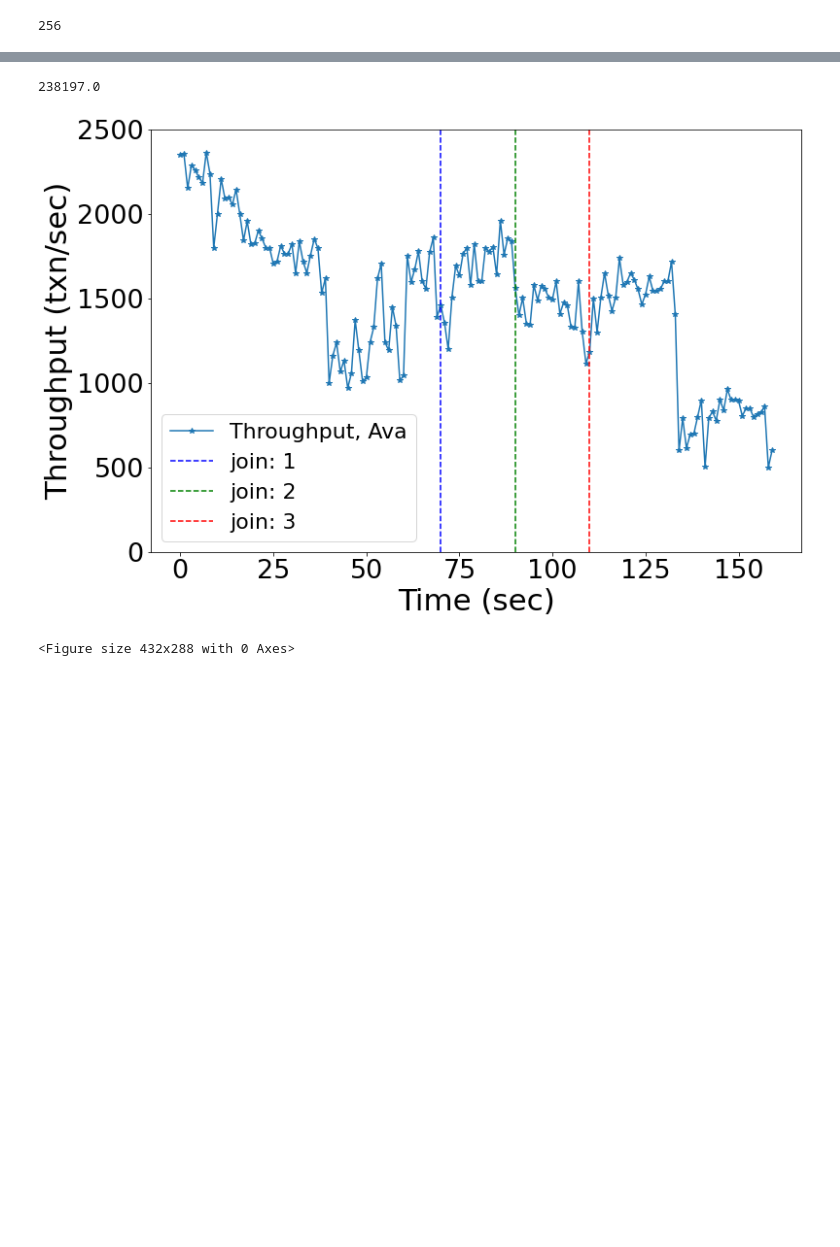
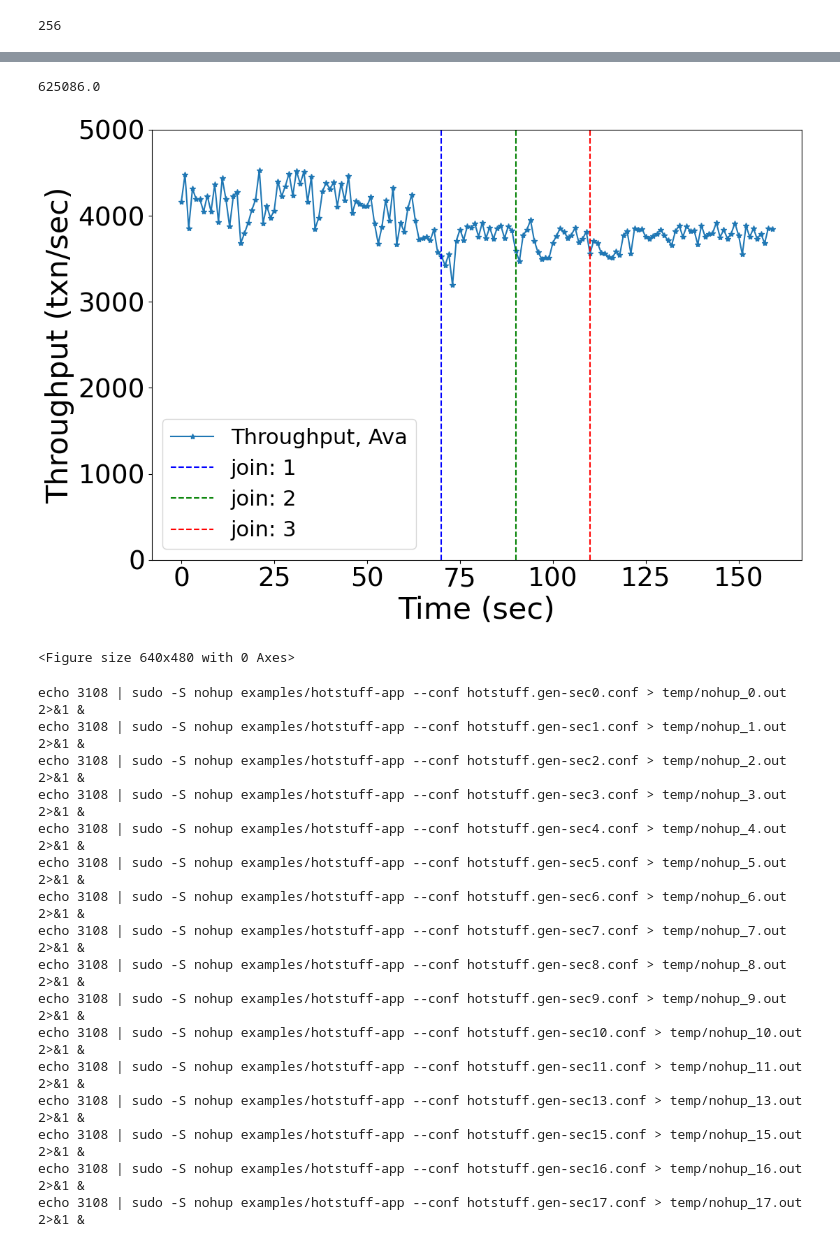
Before and after one commit to tmane002/hs, a Jupyter notebook: hotstuffPrepLocal-MultiJoin.ipynb, the cells around one changed output, grey strips where cells are left out. Saved outputs shown, nothing was run; the diff lists cells and outputs as text; code cells hidden in the pictures; blank space fills up the shorter version.

Commit message:
Plot Generation

```diff
--- a/hotstuffPrepLocal-MultiJoin.ipynb
+++ b/hotstuffPrepLocal-MultiJoin.ipynb
@@ -775,6 +823,6 @@ os.system('echo 3108 | sudo -S killall nohup')
 256
 # %%
-experiment = 'temp'
+experiment = 'scripts/temp'
 X,Y, lats = getThroughput(experiment)
 print(np.sum(Y)/len(Y), np.average(lats))
 # %% [output]
@@ -804,7 +852,7 @@ lats
 # %%
 np.sum(Y)
 # %% [output]
-238197.0
+625086.0
 # %%
 # fig = pl.figure(figsize = (12, 8))
 # fig.patch.set_facecolor('white')
@@ -849,28 +897,44 @@ pl.rc('figure', titlesize=BIGGER_SIZE)
 # %%
 
 from itertools import cycle
 cycol = cycle('bgrcmk')
 
 
 
 fig = pl.figure(figsize = (12, 8))
 fig.patch.set_facecolor('white')
 pl.plot(X[:-1],Y[:-1], '-*', label = 'Throughput, Ava')
 # pl.plot(X[:-1],np.cumsum(Y[:-1])*np.average(Y[:-1])/np.sum(Y[:-1]), '-*')
 
 pl.xlabel('Time (sec)')
 pl.ylabel('Throughput (txn/sec)')
 # pl.title('HotStuff Multicluster: 3 clusters with remove view change timeout = 4 seconds')
 
 
 pl.axvline(x = 70, color = next(cycol), linestyle='--', label = 'join: 1')
 pl.axvline(x = 90, color = next(cycol), linestyle='--', label = 'join: 2')
 pl.axvline(x = 110, color = next(cycol), linestyle='--', label = 'join: 3')
 pl.legend()
-pl.ylim(0,2500)
+pl.ylim(0,5000)
 pl.savefig('/home/tejas/Desktop/join.pdf', dpi =150, bbox_inches = 'tight' )
 pl.show()
 pl.clf()
 # %% [output]
-[figure, old version]
+[figure, new version]
-<Figure size 432x288 with 0 Axes>
+<Figure size 640x480 with 0 Axes>
+echo 3108 | sudo -S nohup examples/hotstuff-app --conf hotstuff.gen-sec0.conf > temp/nohup_0.out 2>&1 &
+echo 3108 | sudo -S nohup examples/hotstuff-app --conf hotstuff.gen-sec1.conf > temp/nohup_1.out 2>&1 &
+echo 3108 | sudo -S nohup examples/hotstuff-app --conf hotstuff.gen-sec2.conf > temp/nohup_2.out 2>&1 &
+echo 3108 | sudo -S nohup examples/hotstuff-app --conf hotstuff.gen-sec3.conf > temp/nohup_3.out 2>&1 &
+echo 3108 | sudo -S nohup examples/hotstuff-app --conf hotstuff.gen-sec4.conf > temp/nohup_4.out 2>&1 &
+echo 3108 | sudo -S nohup examples/hotstuff-app --conf hotstuff.gen-sec5.conf > temp/nohup_5.out 2>&1 &
+echo 3108 | sudo -S nohup examples/hotstuff-app --conf hotstuff.gen-sec6.conf > temp/nohup_6.out 2>&1 &
+echo 3108 | sudo -S nohup examples/hotstuff-app --conf hotstuff.gen-sec7.conf > temp/nohup_7.out 2>&1 &
+echo 3108 | sudo -S nohup examples/hotstuff-app --conf hotstuff.gen-sec8.conf > temp/nohup_8.out 2>&1 &
+echo 3108 | sudo -S nohup examples/hotstuff-app --conf hotstuff.gen-sec9.conf > temp/nohup_9.out 2>&1 &
+echo 3108 | sudo -S nohup examples/hotstuff-app --conf hotstuff.gen-sec10.conf > temp/nohup_10.out 2>&1 &
+echo 3108 | sudo -S nohup examples/hotstuff-app --conf hotstuff.gen-sec11.conf > temp/nohup_11.out 2>&1 &
+echo 3108 | sudo -S nohup examples/hotstuff-app --conf hotstuff.gen-sec13.conf > temp/nohup_13.out 2>&1 &
+echo 3108 | sudo -S nohup examples/hotstuff-app --conf hotstuff.gen-sec15.conf > temp/nohup_15.out 2>&1 &
+echo 3108 | sudo -S nohup examples/hotstuff-app --conf hotstuff.gen-sec16.conf > temp/nohup_16.out 2>&1 &
+echo 3108 | sudo -S nohup examples/hotstuff-app --conf hotstuff.gen-sec17.conf > temp/nohup_17.out 2>&1 &
```
Also changed, not shown: parts of 15 cells of this notebook, 3 other files.
